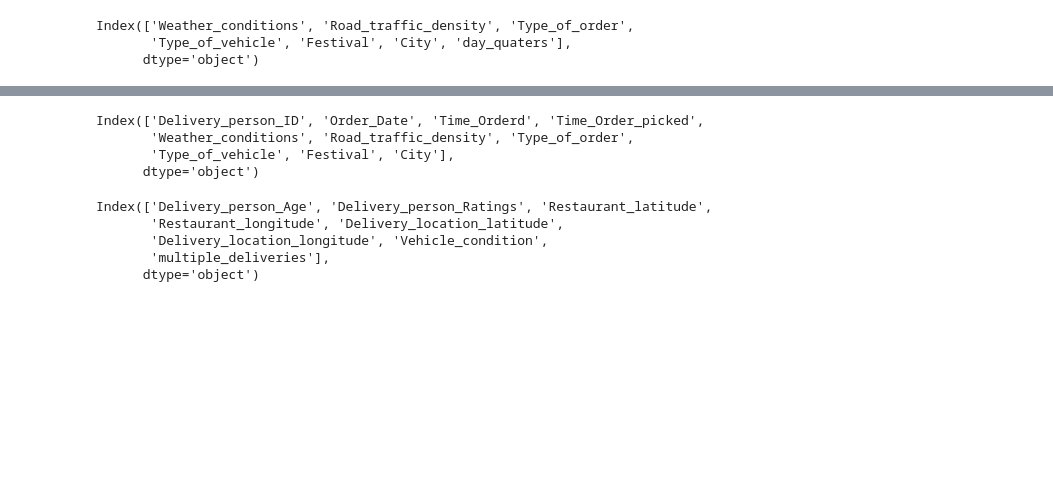
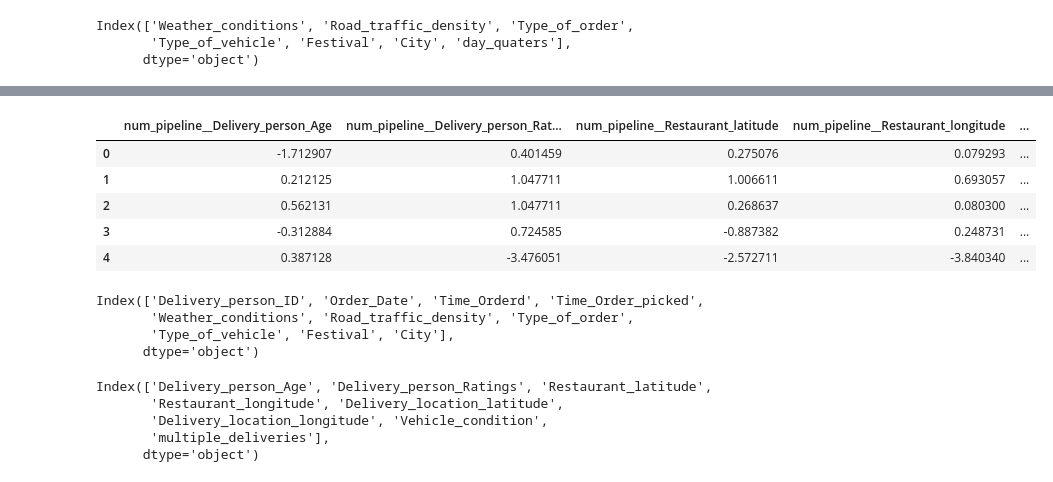
Before and after one commit to AKISHPOTHURI/FoodDelivery, a Jupyter notebook: notebooks/ModelTraining.ipynb, the cells around one changed output, grey strips where cells are left out. Drawn from its saved outputs; the diff is of its cells as text; code cells hidden in the pictures; blank space fills up the shorter version.

```diff
--- a/notebooks/ModelTraining.ipynb
+++ b/notebooks/ModelTraining.ipynb
@@ -220,3 +277,12 @@ IndexError: too many indices for array: array is 0-dimensional, but 1 were index
+# %%
+X_test.head()
+# %% [output]
+|  | num_pipeline__Delivery_person_Age | num_pipeline__Delivery_person_Rat... | num_pipeline__Restaurant_latitude | num_pipeline__Restaurant_longitude | ... |
+| 0 | -1.712907 | 0.401459 | 0.275076 | 0.079293 | ... |
+| 1 | 0.212125 | 1.047711 | 1.006611 | 0.693057 | ... |
+| 2 | 0.562131 | 1.047711 | 0.268637 | 0.080300 | ... |
+| 3 | -0.312884 | 0.724585 | -0.887382 | 0.248731 | ... |
+| 4 | 0.387128 | -3.476051 | -2.572711 | -3.840340 | ... |
 # %%
 categorical_cols
 # %% [output]
```
Also changed, not shown: parts of 18 cells of this notebook, 11 other files.
